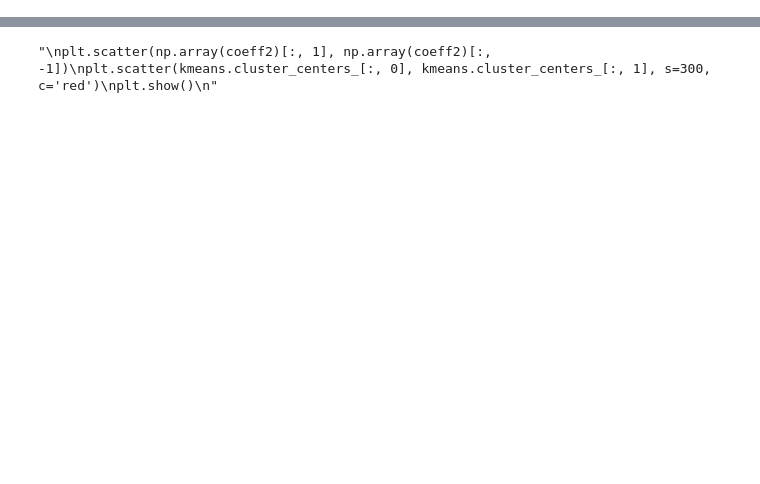
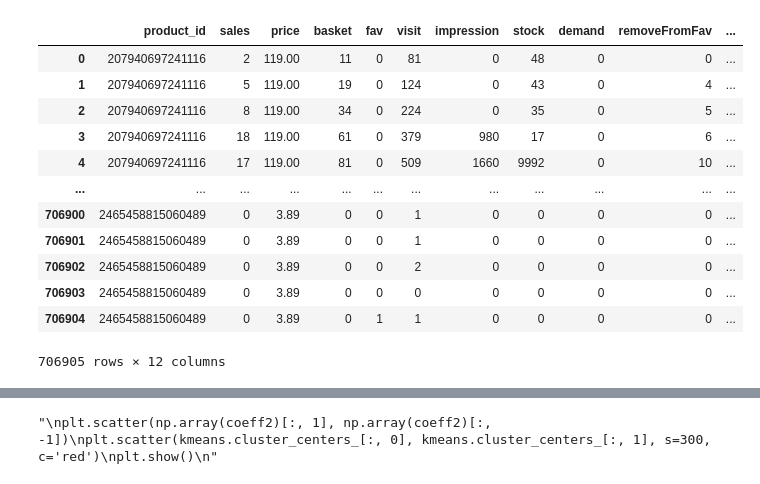
Before and after one commit to metehangelgi/indr491, a Jupyter notebook: dataProcess/lasso_singular_lag_last.ipynb, the cells around one changed output, grey strips where cells are left out. Saved outputs shown, nothing was run; the diff lists cells and outputs as text; code cells hidden in the pictures; blank space fills up the shorter version.

```diff
--- a/dataProcess/lasso_singular_lag_last.ipynb
+++ b/dataProcess/lasso_singular_lag_last.ipynb
@@ -20,6 +20,21 @@ numberofCluster=3
 # %%
 data_full = pd.read_csv("A.csv")
 data = data_full[["product_id","sales", "price", "basket", "fav", "visit", "impression", "stock", "demand", "removeFromFav", "reviewCount", "rating"]]
+data
+# %% [output]
+|  | product_id | sales | price | basket | fav | visit | impression | stock | demand | removeFromFav | ... |
+| 0 | 207940697241116 | 2 | 119.00 | 11 | 0 | 81 | 0 | 48 | 0 | 0 | ... |
+| 1 | 207940697241116 | 5 | 119.00 | 19 | 0 | 124 | 0 | 43 | 0 | 4 | ... |
+| 2 | 207940697241116 | 8 | 119.00 | 34 | 0 | 224 | 0 | 35 | 0 | 5 | ... |
+| 3 | 207940697241116 | 18 | 119.00 | 61 | 0 | 379 | 980 | 17 | 0 | 6 | ... |
+| 4 | 207940697241116 | 17 | 119.00 | 81 | 0 | 509 | 1660 | 9992 | 0 | 10 | ... |
+| ... | ... | ... | ... | ... | ... | ... | ... | ... | ... | ... | ... |
+| 706900 | 2465458815060489 | 0 | 3.89 | 0 | 0 | 1 | 0 | 0 | 0 | 0 | ... |
+| 706901 | 2465458815060489 | 0 | 3.89 | 0 | 0 | 1 | 0 | 0 | 0 | 0 | ... |
+| 706902 | 2465458815060489 | 0 | 3.89 | 0 | 0 | 2 | 0 | 0 | 0 | 0 | ... |
+| 706903 | 2465458815060489 | 0 | 3.89 | 0 | 0 | 0 | 0 | 0 | 0 | 0 | ... |
+| 706904 | 2465458815060489 | 0 | 3.89 | 0 | 1 | 1 | 0 | 0 | 0 | 0 | ... |
+706905 rows × 12 columns
 # %%
 dateData = pd.read_csv("specialDates.csv")
 for column in dateData.columns:
```
Also changed, not shown: parts of 20 cells of this notebook.
